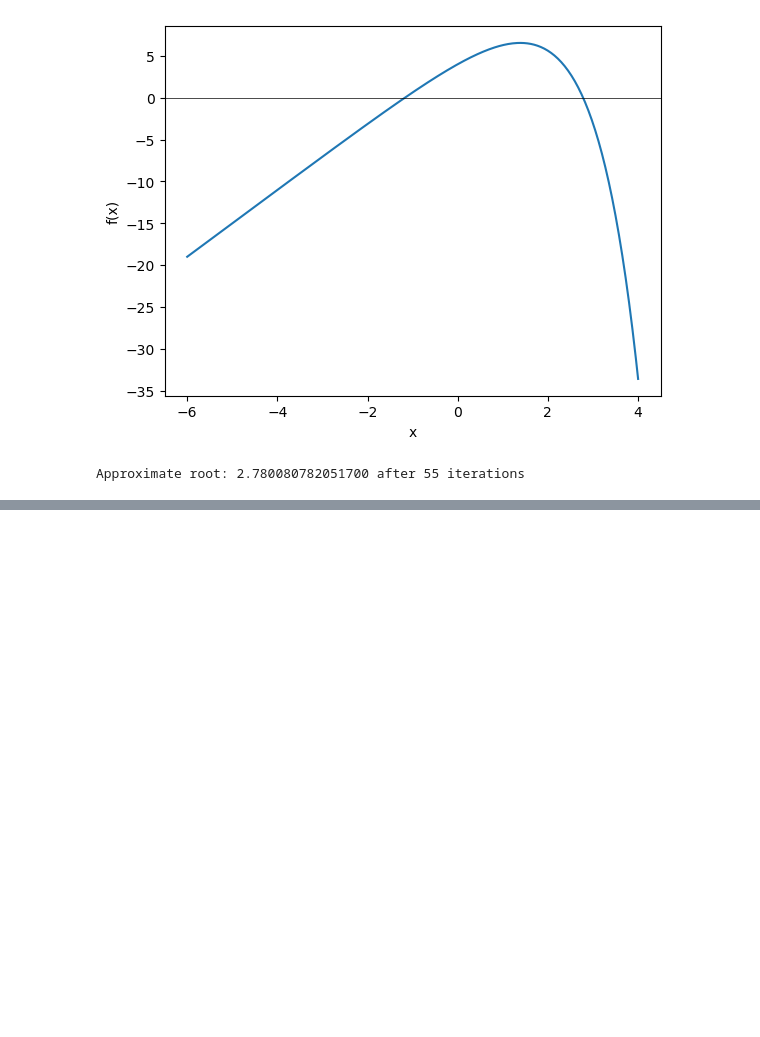
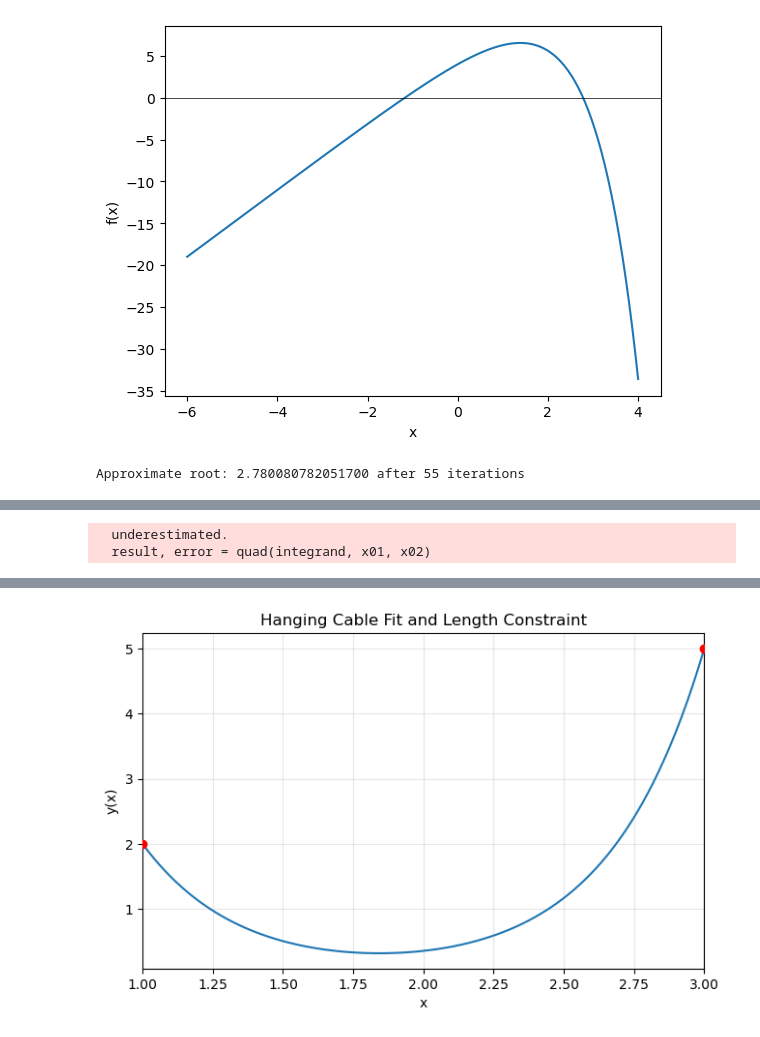
Before and after one commit to xwx00/Python, a Jupyter notebook: Python for physicists/Solve Equation.ipynb, the cells around one changed output, grey strips where cells are left out. Cells and saved outputs as stored; diff of their text form; code cells hidden in the pictures; blank space fills up the shorter version.

```diff
--- a/Python for physicists/Solve Equation.ipynb
+++ b/Python for physicists/Solve Equation.ipynb
@@ -66,0 +271,75 @@ Approximate root: 2.780080782051700 after 55 iterations
+# %%
+from scipy.integrate import quad
+from scipy.optimize import fsolve
+import numpy as np
+import matplotlib.pyplot as plt
+
+# Hanging cable (catenary) model: y(x) = a cosh((x-b)/a) + c
+
+def hanging_cable(x, a, b, c):
+    return a * np.cosh((x - b) / a) + c
+
+
+# define the integral function
+def integral_func(a, b, c, x01, x02):
+    eps = 1.0e-10
+    integrand = lambda x: np.sqrt(1 + ((hanging_cable(x+eps, a, b, c) - hanging_cable(x, a, b, c))/eps)**2)
+
+    result, error = quad(integrand, x01, x02)
+    return result
+
+
+# Residuals for solving parameters a, b, c
+# Constraints: y(x01)=y01, y(x02)=y02, and area under curve on [x0,x1] equals L
+
+def eq_func(xvec, param):
+    a, b, c = xvec
+    x01, x02, y01, y02, L = param
+    r1 = hanging_cable(x01, a, b, c) - y01
+    r2 = hanging_cable(x02, a, b, c) - y02
+    r3 = integral_func(a, b, c, x01, x02) - L
+    return [r1, r2, r3]
+
+# ------------------------ Problem setup (edit these as needed) ------------------------
+# Two anchor points and required length under the cable between x0 and x1
+x01, y01 = 1.0, 2.0
+x02, y02 = 3.0, 5.0
+L = 7.0
+
+param = [x01, x02, y01, y02, L]
+
+# A reasonable initial guess (adjust if solver struggles)
+a0,b0,c0 = 1.0,1.0,1.0
+xstart = [a0, b0, c0]
+
+# ------------------------ Solve ------------------------
+sol = fsolve(eq_func, xstart, args=(param,))
+a, b, c = sol
+
+A_val = integral_func(a, b, c, x0, x1)
+
+print('Solved parameters:')
+print(f'  a = {a:.6f}')
+print(f'  b = {b:.6f}')
+print(f'  c = {c:.6f}')
+print('\nConstraint checks:')
+print(f'  y({x01}) = {hanging_cable(x01, a, b, c):.6f}  (target {y01})')
+print(f'  y({x02}) = {hanging_cable(x02, a, b, c):.6f}  (target {y02})')
+print(f'  length[{x0}, {x1}] = {A_val:.6f} (target {L}),  est. quad error ~ {A_err:.2e}')
+
+# # ------------------------ Visualization ------------------------
+xs = np.linspace(x01, x02, 100)
+ys = hanging_cable(xs, a, b, c)
+
+plt.figure(figsize=(7.5, 4.5))
+plt.plot(xs, ys, label=r'$y=a\,\cosh\big((x-b)/a\big)+c$')
+plt.scatter([x01, x02], [y01, y02], color='red', zorder=3, label='Constraints')
+plt.xlim(x0, x1)
+plt.xlabel('x')
+plt.ylabel('y(x)')
+plt.title('Hanging Cable Fit and Length Constraint')
+plt.grid(True, alpha=0.3)
+plt.show()
+# %% [output]
+  underestimated.
+  result, error = quad(integrand, x01, x02)
@@ -66,0 +355 @@ Approximate root: 2.780080782051700 after 55 iterations
+[figure, added]
```
Also changed, not shown: parts of 12 cells of this notebook, 3 other files.
